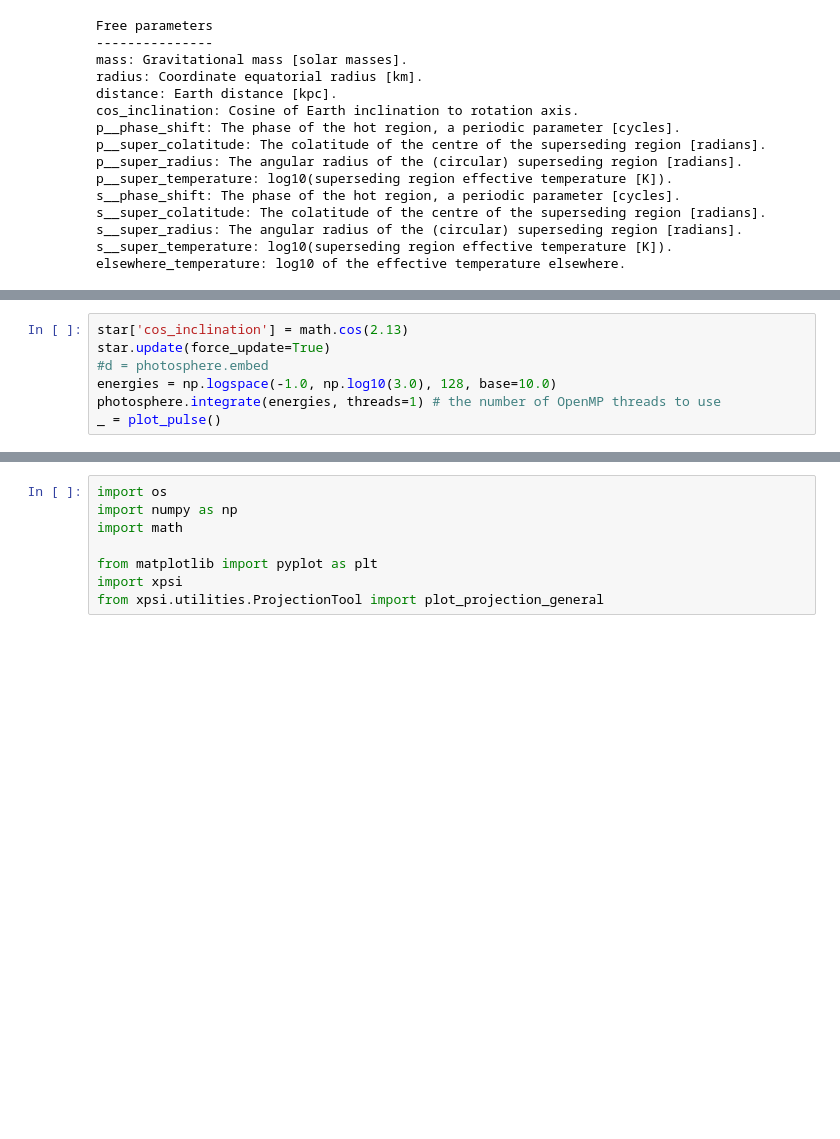
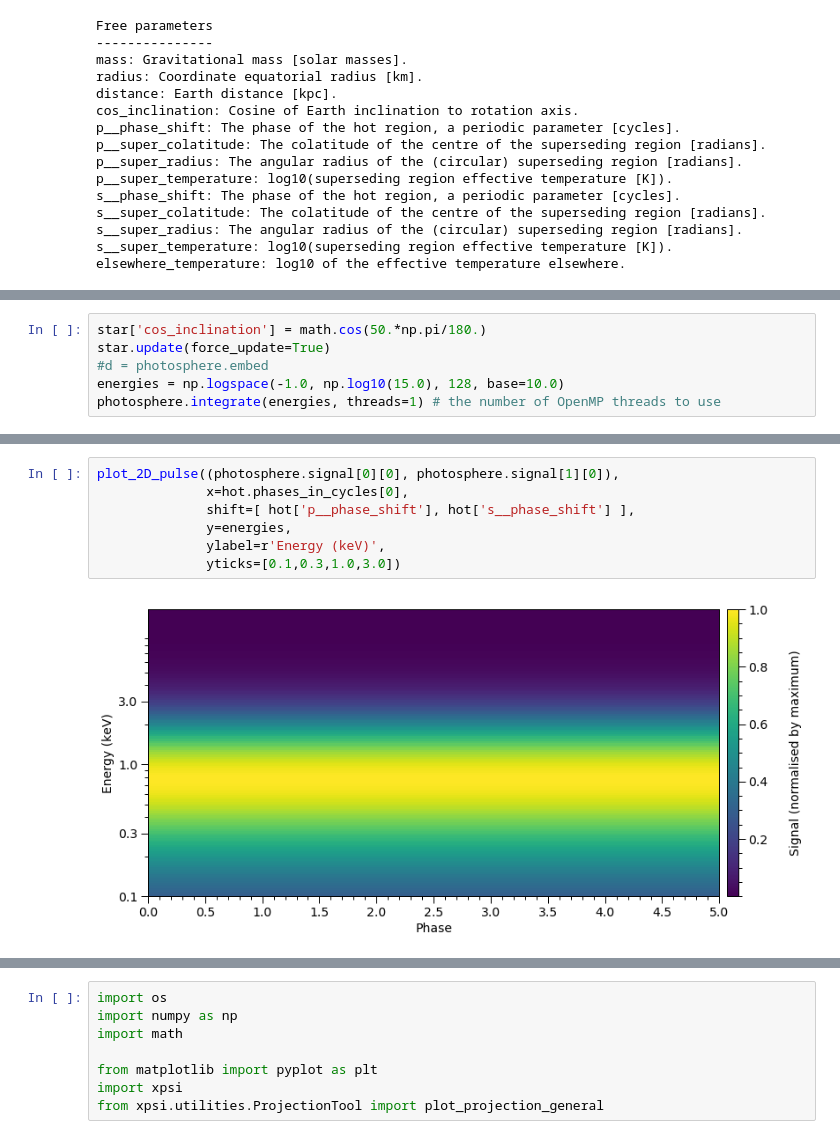
Before and after one commit to daspushpita/xpsi, a Jupyter notebook: Working_Notebooks/Interpolationcheck.ipynb, the cells around one changed output, grey strips where cells are left out. Saved outputs shown, nothing was run; the diff lists cells and outputs as text; blank space fills up the shorter version.

```diff
--- a/Working_Notebooks/Interpolationcheck.ipynb
+++ b/Working_Notebooks/Interpolationcheck.ipynb
@@ -192,4 +192,10 @@ star.params
  log10 of the effective temperature elsewhere = 5.000e+00]
+# %%
+star['cos_inclination'] = math.cos(50.*np.pi/180.)
+star.update(force_update=True)
+#d = photosphere.embed
+energies = np.logspace(-1.0, np.log10(15.0), 128, base=10.0)
+photosphere.integrate(energies, threads=1) # the number of OpenMP threads to use
 # %%
 rcParams['text.usetex'] = False
 rcParams['font.size'] = 14.0
@@ -238,7 +246,0 @@ def plot_pulse():
-# %%
-star['cos_inclination'] = math.cos(2.13)
-star.update(force_update=True)
-#d = photosphere.embed
-energies = np.logspace(-1.0, np.log10(3.0), 128, base=10.0)
-photosphere.integrate(energies, threads=1) # the number of OpenMP threads to use
-_ = plot_pulse()
@@ -263,0 +308,9 @@ Interpolated max T 7.4621358992822575 Code max T 7.4621358992822575 7.5163350792
+# %%
+plot_2D_pulse((photosphere.signal[0][0], photosphere.signal[1][0]),
+              x=hot.phases_in_cycles[0],
+              shift=[ hot['p__phase_shift'], hot['s__phase_shift'] ],
+              y=energies,
+              ylabel=r'Energy (keV)',
+              yticks=[0.1,0.3,1.0,3.0])
+# %% [output]
+[figure, added]
```
Also changed, not shown: parts of 10 cells of this notebook, 5 other files.
